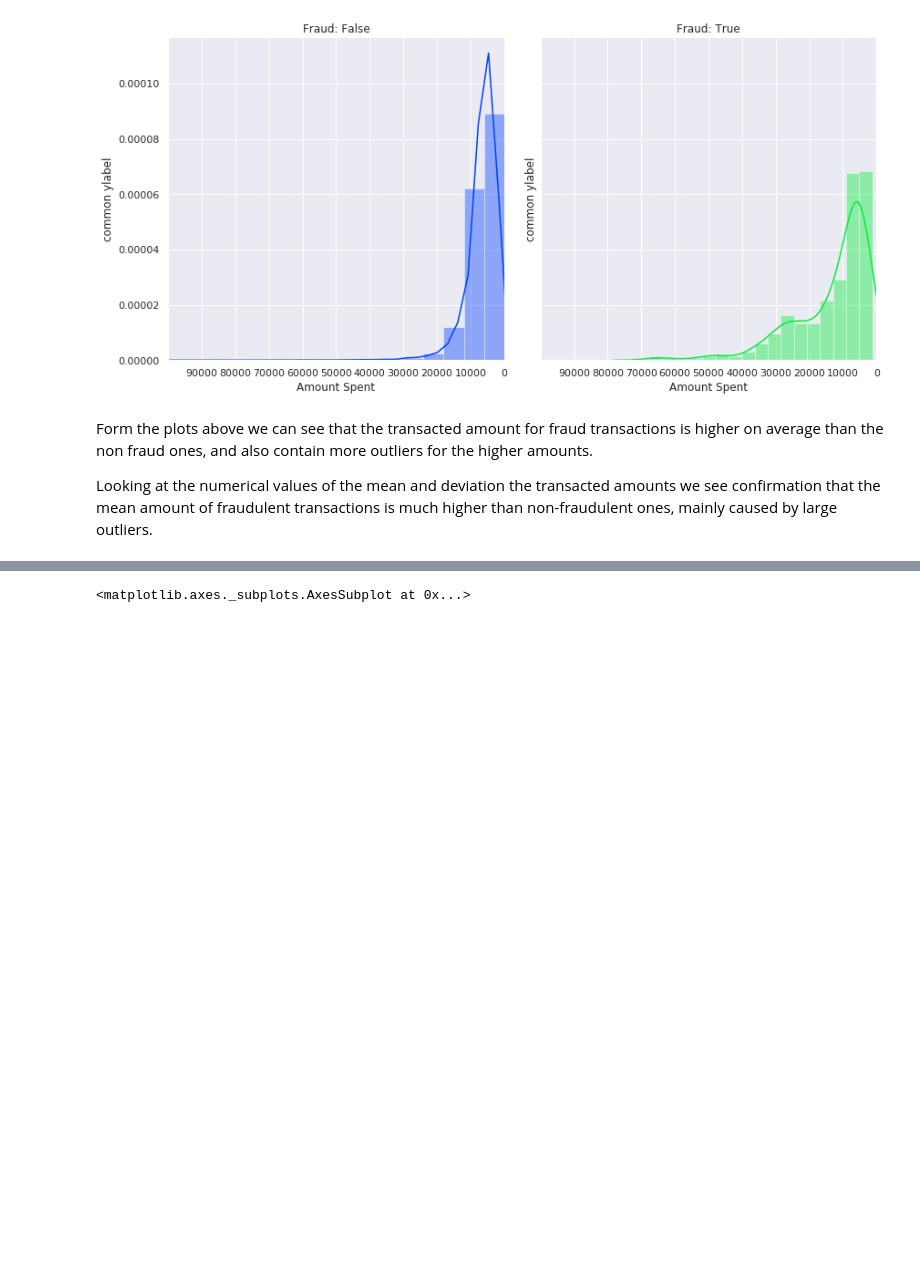
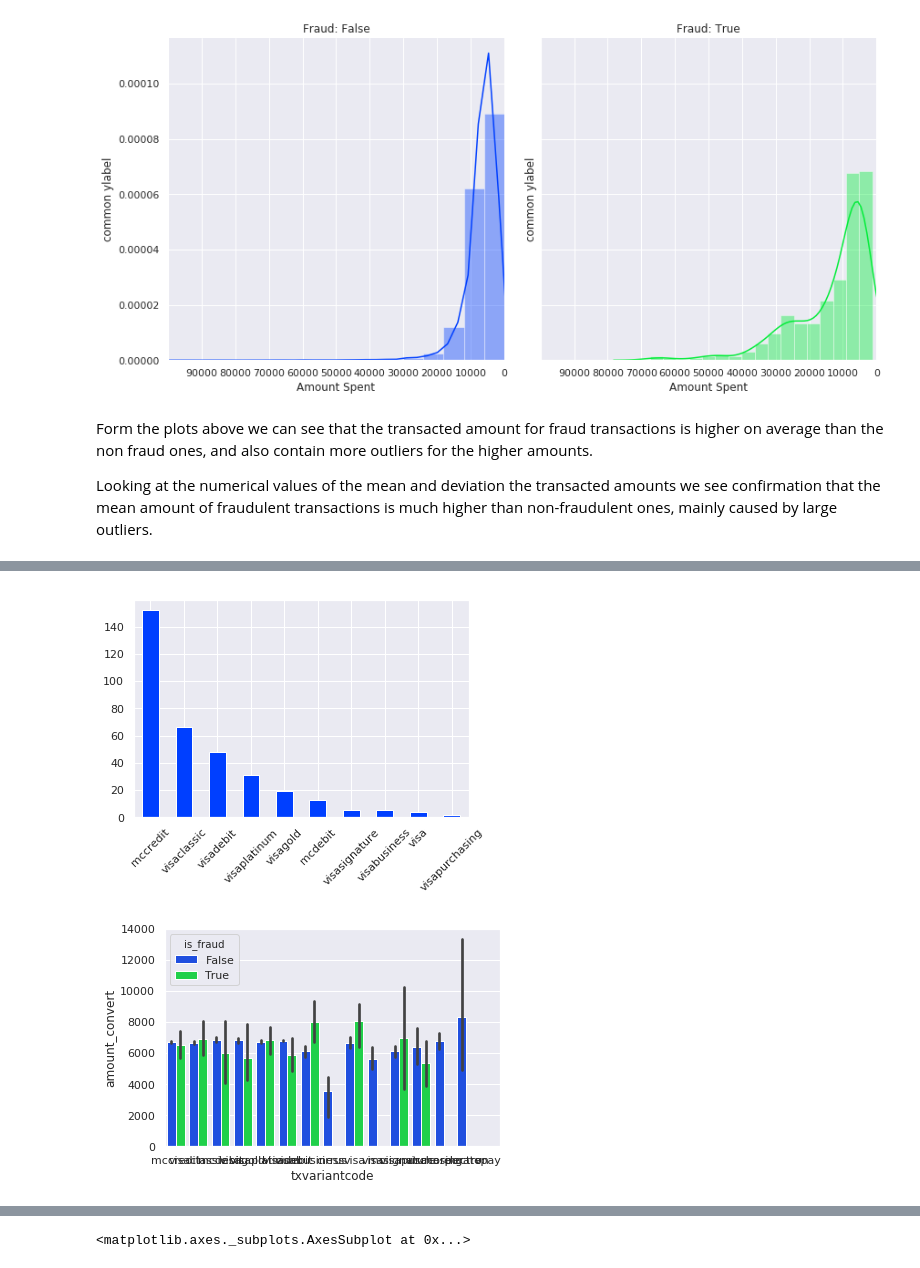
Before and after one commit to mennobo/CS4035_CDA_3, a Jupyter notebook: Assignment1/Classification.ipynb, the cells around one changed output, grey strips where cells are left out. Cells and saved outputs as stored; diff of their text form; code cells hidden in the pictures; blank space fills up the shorter version.

```diff
--- a/Assignment1/Classification.ipynb
+++ b/Assignment1/Classification.ipynb
@@ -257,12 +255,14 @@ sns.barplot(data=df, x="accountcode", y="amount_convert", hue="is_fraud")
 # %%
 # same visualisation as above but with txvariantcode.
 # Mccredit has the highest num of fraud tx but not the highest amount, although there are some with way less
 # plt.figure()
 fraudulent['txvariantcode'].value_counts().plot(kind='bar')
 plt.xticks(rotation=45)
 plt.figure()
-g = sns.barplot(data=df, x="txvariantcode", y="amount_convert", hue="is_fraud")
-g.set_xticklabels(rotation=30)
+g = sns.barplot(data=df_orig, x="txvariantcode", y="amount_convert", hue="is_fraud")
+# %% [output]
+[figure, added]
+[figure, added]
 # %%
 # Amount of fraud over time shows a very small decline in the amount of fraud committed over time.
 fraudulent = df[df["is_fraud"] == 1]
```
Also changed, not shown: parts of 16 cells of this notebook.
